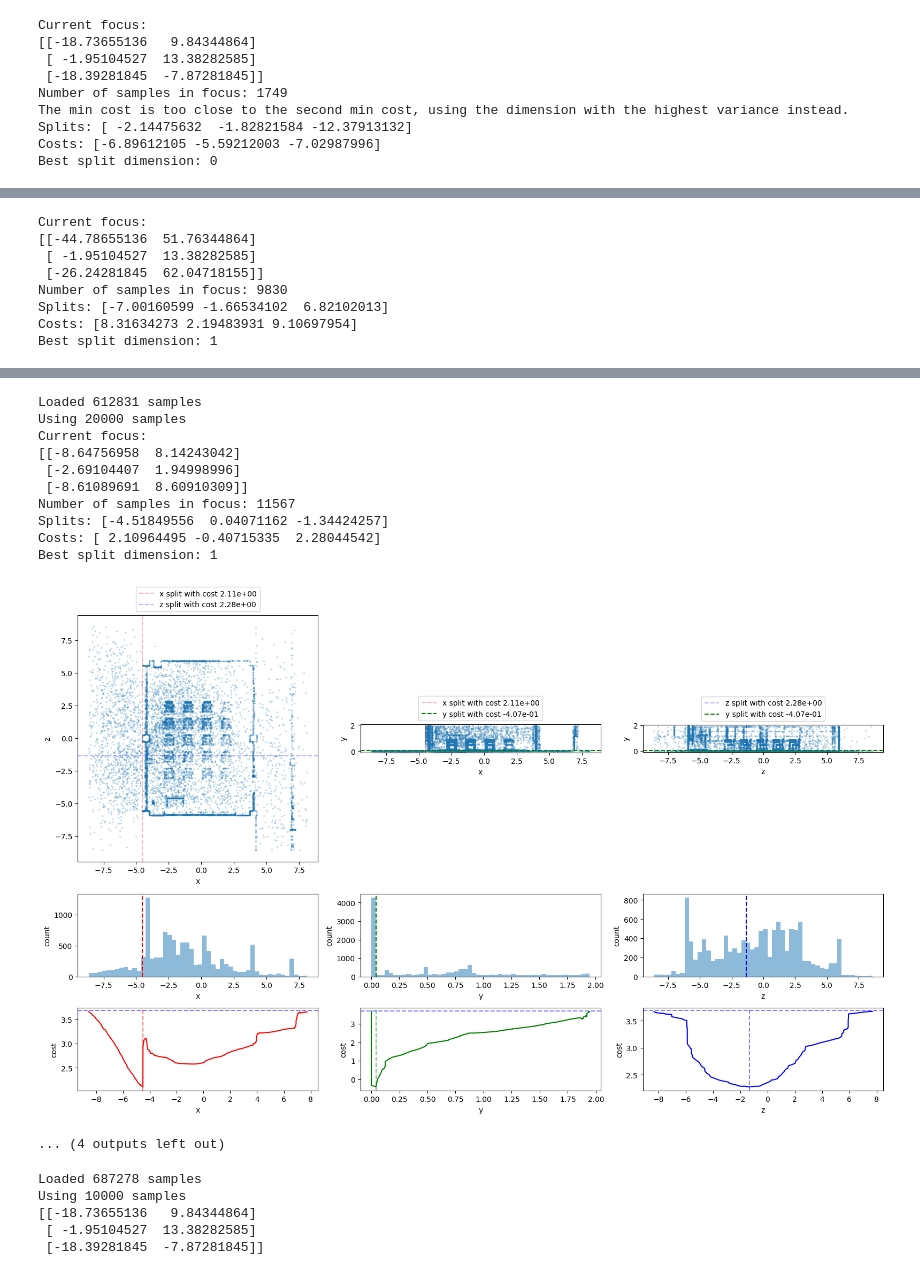
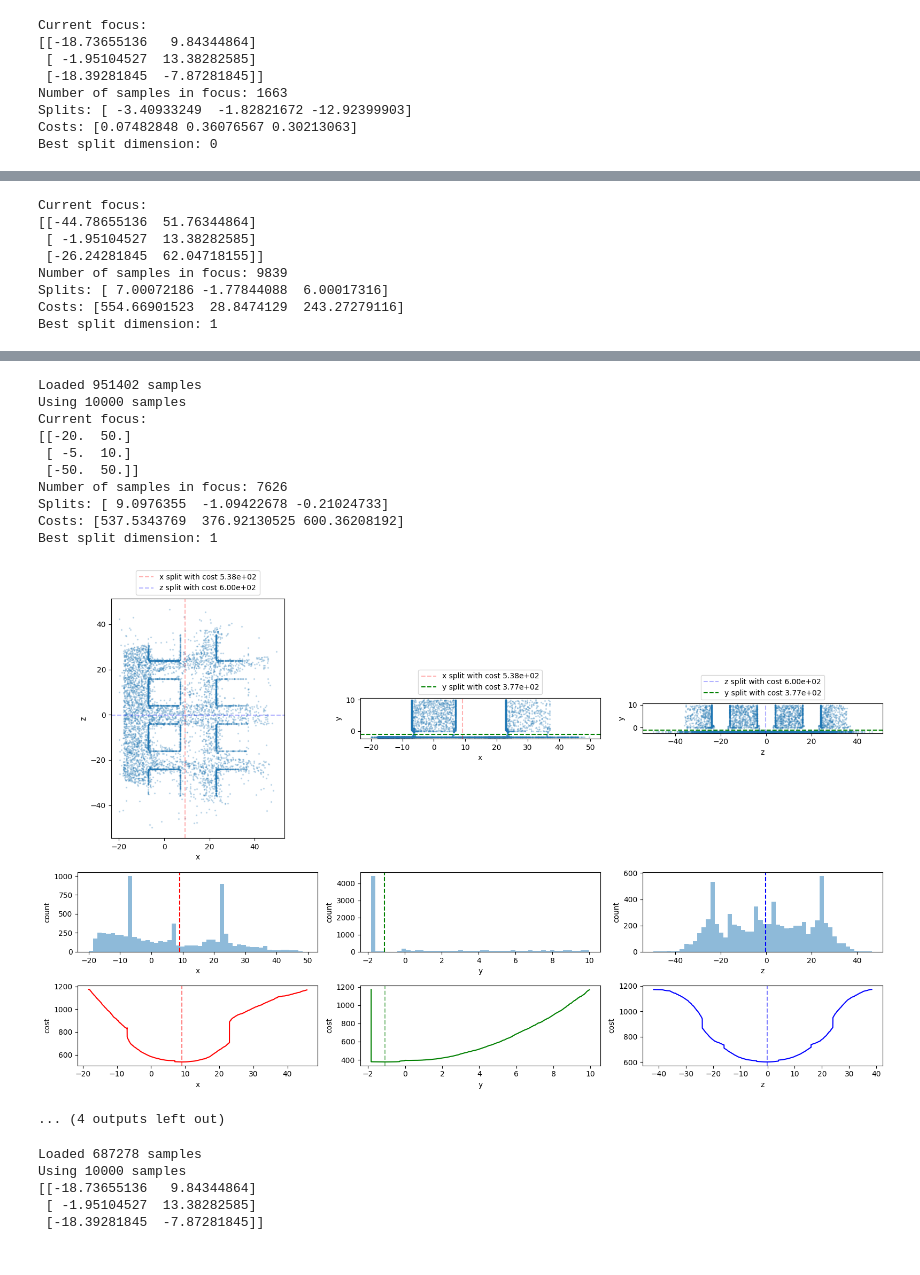
Before and after one commit to JamesZFS/thesis_experiments, a Jupyter notebook: vs.ipynb, the cells around one changed output, grey strips where cells are left out. Drawn from its saved outputs; the diff is of its cells as text; code cells hidden in the pictures.

```diff
--- a/vs.ipynb
+++ b/vs.ipynb
@@ -444,9 +484,16 @@ def load_samples(sample_dir, iteration, max_num_samples=10000):
     print(f"Using {num_samples} samples")
     return position, direction, weight
 
-# sample_dir = "data/torus-samples-vs3d"
-position, direction, weight = load_samples("data/classroom-samples-vs3d", 2, 50000)
-# position[:, 1] *= -1
-# direction[:, 1] *= -1
-roi = None
+position, direction, weight = load_samples("data/cbox-empty-samples-vs3d", 2, 10000)
+# sample_dir = "data/pbrt-book"
+# position = np.load(f"{sample_dir}/position-2.npy")
+# selected_indices = np.random.choice(position.shape[0], 10000, replace=False)
+# position = position[selected_indices]
+# weight = np.ones((position.shape[0],))
+roi = np.array([
+    [-0.99, 0],
+    [0.81, 1.999],
+    [-1.1, -0.9],
+])
+# roi = np.stack([position.min(axis=0), position.max(axis=0)], axis=1)
 # %% [output]
@@ -528,8 +575,9 @@ def visualize3D(position, roi, reduction_threshold=0.2, **kwargs):
 
     mask = (position[:, 0] >= roi[0, 0]) & (position[:, 0] <= roi[0, 1]) & (position[:, 1] >= roi[1, 0]) & (position[:, 1] <= roi[1, 1]) & (position[:, 2] >= roi[2, 0]) & (position[:, 2] <= roi[2, 1])
     X = position[mask]
-    entropy = np.log(np.maximum(np.linalg.det(clamp_up(np.cov(X, rowvar=False, ddof=1), epsilon)), epsilon))
     print(f"Number of samples in focus: {X.shape[0]}")
+    X = noisy(X, 1e-6)
+    entropy = np.log(np.maximum(robust_det(np.cov(X, rowvar=False, ddof=1), 1e-3), epsilon))
     split_curves, cost_curves = cost_curve_all(X, **kwargs)
     costs = cost_curves.min(axis=1)
     splits = np.array([split_curves[i, cost_curves[i].argmin()] for i in range(3)])
@@ -577,7 +625,7 @@ def visualize3D(position, roi, reduction_threshold=0.2, **kwargs):
         color = ['r', 'g', 'b'][dim]
         ax.plot(split_curves[dim], cost_curves[dim], color=color)
         ax.axvline(split, color=color, linestyle='--', alpha=0.5)
-        ax.axhline(entropy, color='blue', linestyle='--', alpha=0.5)
+        # ax.axhline(entropy, color='gray', linestyle='--', alpha=0.5)
         ax.set_xlabel(dim_name)
         ax.set_ylabel("cost")
         ax.set_aspect('auto')
@@ -589,6 +637,6 @@ plt.close('all')
 %matplotlib inline
 
 # visualize3D(position, roi, gamma=1, lambd=1e-2)
-visualize3D(position, roi, gamma=1)
+visualize3D(position, roi, gamma=1, min_samples_per_side=2)
 # %% [output]
 Current focus:
@@ -612,6 +659,7 @@ kwargs = {
     "min_samples_per_side": 16,
 }
 k = 0.2
+np.random.seed(41)
 
 # Torus
 position, _, _ = load_samples("data/torus-samples-vs3d", 2, 10000)
@@ -626,10 +674,19 @@ rois = [
 for roi in rois:
     visualize3D(position, roi, k, **kwargs)
 
+position, _, _ = load_samples("data/torus-multi-samples-vs3d", 2, 10000)
+position[:, 1] *= -1
+roi = np.array([
+    [-20, 50],
+    [-5, 10],
+    [-50, 50],
+], dtype=float)
+visualize3D(position, roi, k, **kwargs)
+
 # Classroom
-position, _, _ = load_samples("data/classroom-samples-vs3d", 2, 20000)
+position, _, _ = load_samples("data/classroom-samples-vs3d", 2, 10000)
 rois = [
-    np.load('output/vs/success-3-classroom-roi.npy', allow_pickle=True),
+    # np.load('output/vs/success-3-classroom-roi.npy', allow_pickle=True),
     np.load('output/vs/success-4-classroom-roi.npy', allow_pickle=True),
     np.load('output/vs/failure-4-classroom-roi.npy', allow_pickle=True),
 ]
@@ -671,8 +727,7 @@ Current focus:
 [[-18.73655136   9.84344864]
  [ -1.95104527  13.38282585]
  [-18.39281845  -7.87281845]]
-Number of samples in focus: 1749
-The min cost is too close to the second min cost, using the dimension with the highest variance instead.
-Splits: [ -2.14475632  -1.82821584 -12.37913132]
-Costs: [-6.89612105 -5.59212003 -7.02987996]
+Number of samples in focus: 1663
+Splits: [ -3.40933249  -1.82821672 -12.92399903]
+Costs: [0.07482848 0.36076567 0.30213063]
 Best split dimension: 0
@@ -681,7 +736,7 @@ Current focus:
 [[-44.78655136  51.76344864]
  [ -1.95104527  13.38282585]
  [-26.24281845  62.04718155]]
-Number of samples in focus: 9830
-Splits: [-7.00160599 -1.66534102  6.82102013]
-Costs: [8.31634273 2.19483931 9.10697954]
+Number of samples in focus: 9839
+Splits: [ 7.00072186 -1.77844088  6.00017316]
+Costs: [554.66901523  28.8474129  243.27279116]
 Best split dimension: 1
@@ -689,14 +744,14 @@ Best split dimension: 1
-Loaded 612831 samples
-Using 20000 samples
+Loaded 951402 samples
+Using 10000 samples
 Current focus:
-[[-8.64756958  8.14243042]
- [-2.69104407  1.94998996]
- [-8.61089691  8.60910309]]
-Number of samples in focus: 11567
-Splits: [-4.51849556  0.04071162 -1.34424257]
-Costs: [ 2.10964495 -0.40715335  2.28044542]
+[[-20.  50.]
+ [ -5.  10.]
+ [-50.  50.]]
+Number of samples in focus: 7626
+Splits: [ 9.0976355  -1.09422678 -0.21024733]
+Costs: [537.5343769  376.92130525 600.36208192]
 Best split dimension: 1
-[figure, old version]
+[figure, new version]
 ... (4 outputs left out)
 # %%
 position, _, _ = load_samples("data/torus-samples-vs3d", 2, 10000)
```
Also changed, not shown: parts of 8 cells of this notebook, 5 other files.
